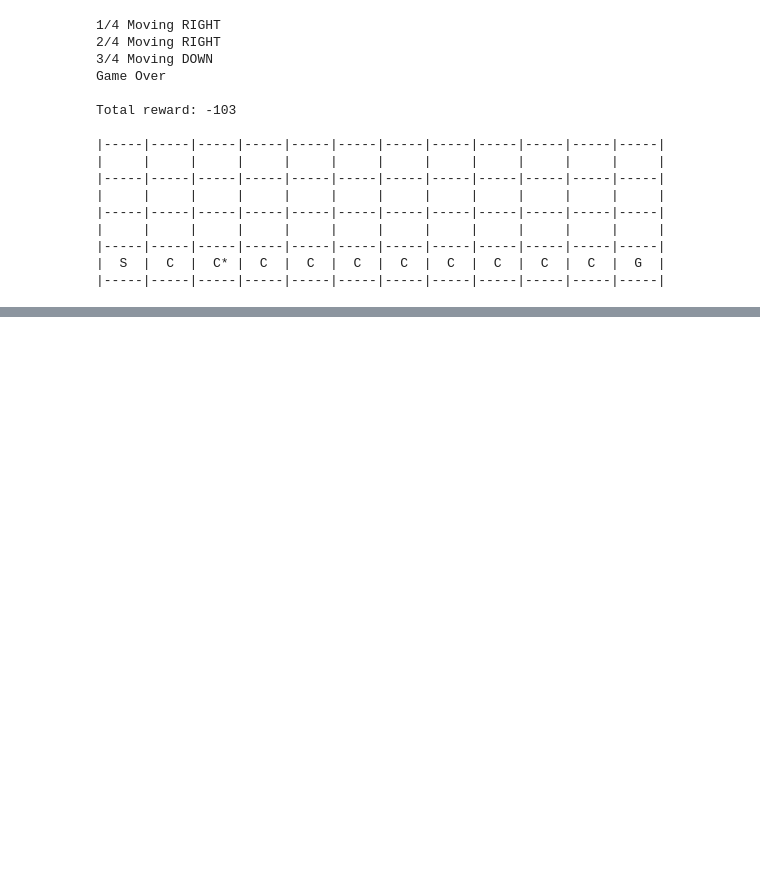
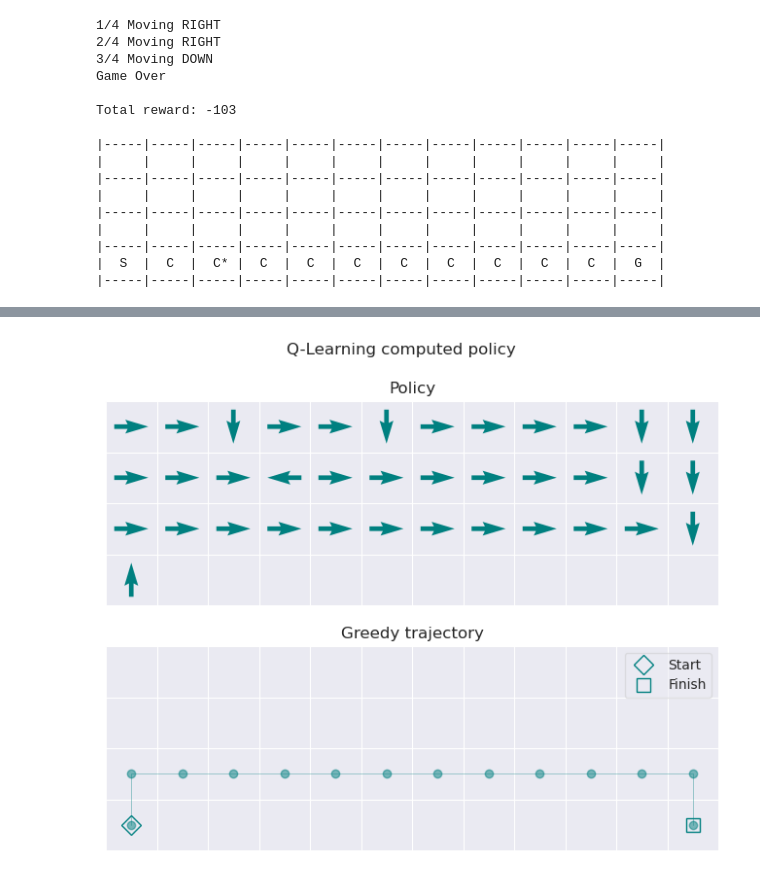
Before and after one commit to the-mysh/rl-coursework, a Jupyter notebook: tasks/cliff_problem/Cliff_problem.ipynb, the cells around one changed output, grey strips where cells are left out. Drawn from its saved outputs; the diff is of its cells as text; code cells hidden in the pictures; blank space fills up the shorter version.

```diff
--- a/tasks/cliff_problem/Cliff_problem.ipynb
+++ b/tasks/cliff_problem/Cliff_problem.ipynb
@@ -105,0 +136,4 @@ sarsa.plot_current_policy(color='navy')
+# %%
+ql.plot_current_policy(color=QL_COLOUR)
+# %% [output]
+[figure, added]
```
Also changed, not shown: parts of 10 cells of this notebook, 1 other file.
